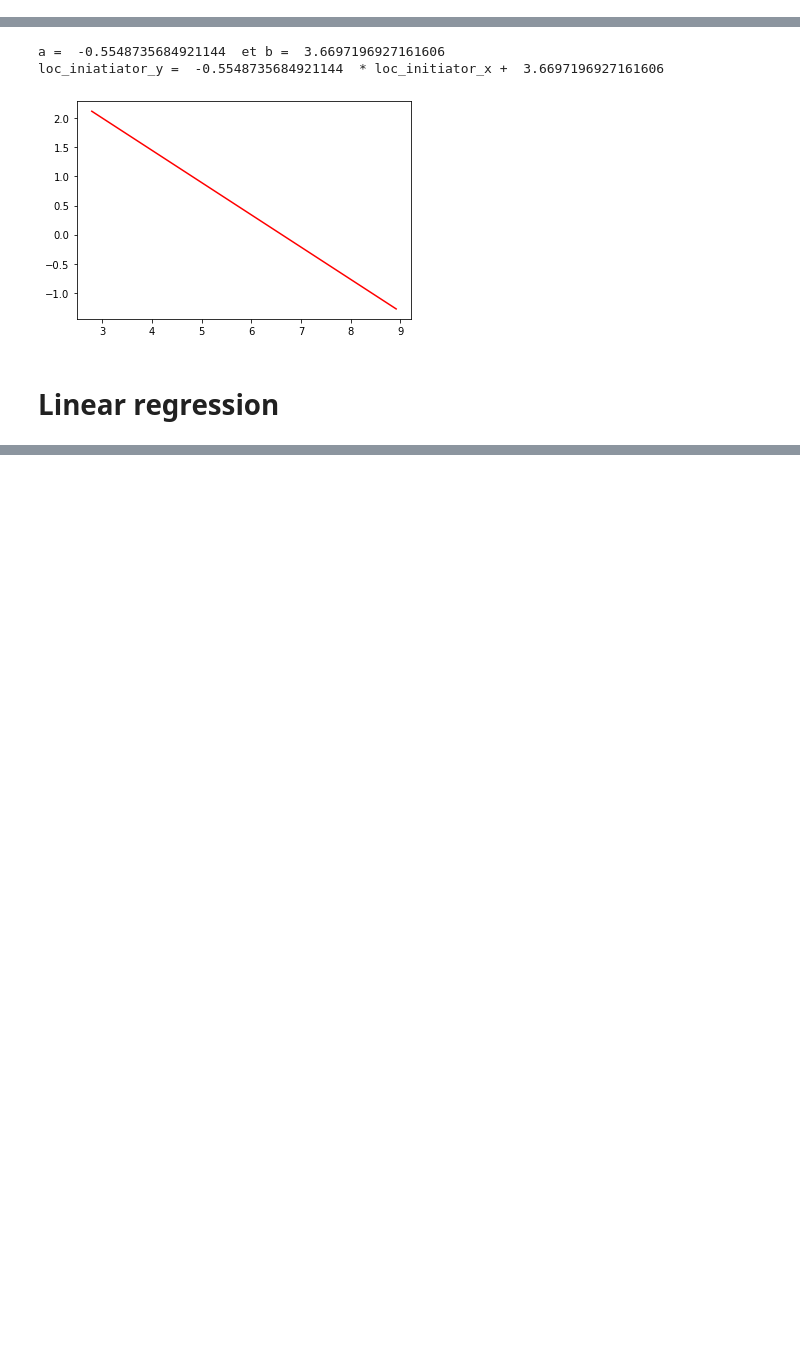
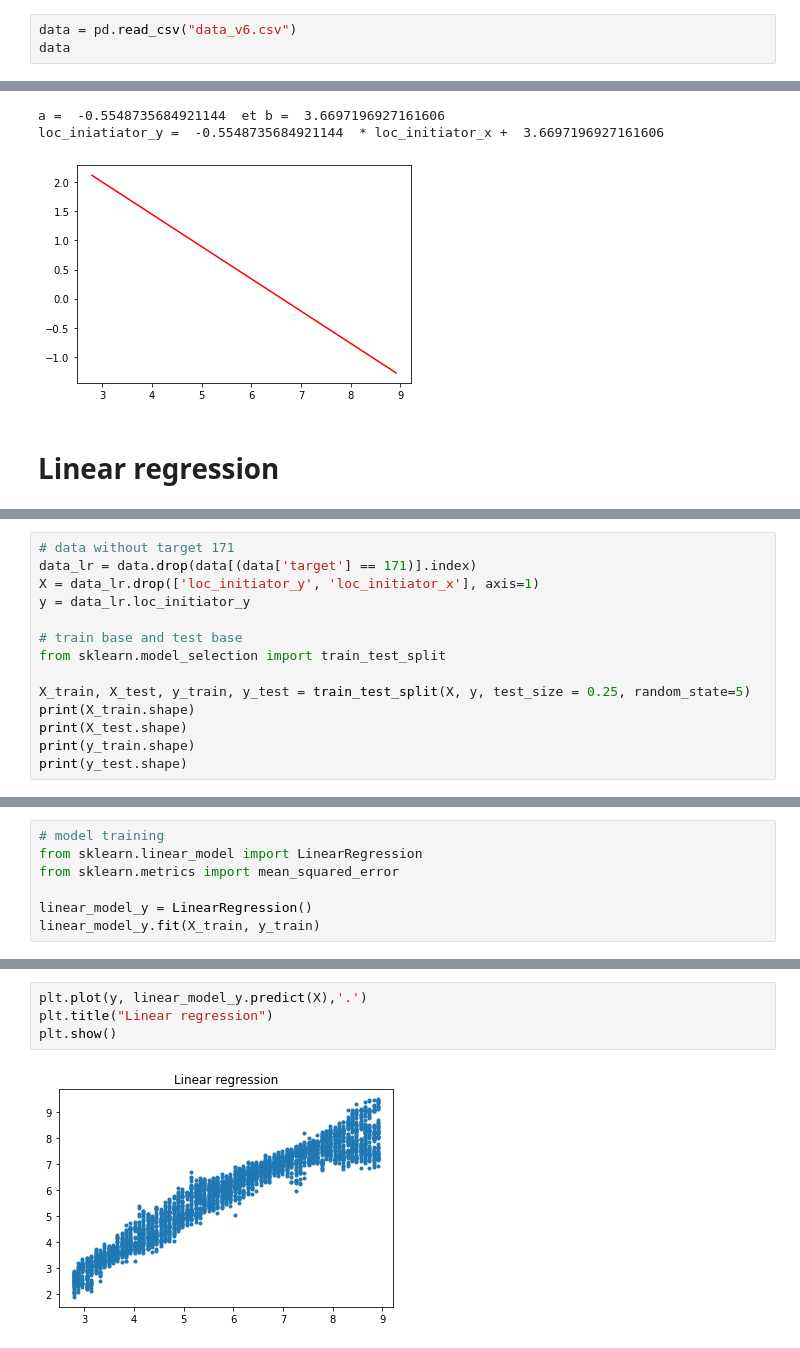
Before and after one commit to maylin007/PIP-G2, a Jupyter notebook: g2_machine_learning_linear_regression_Salome.ipynb, the cells around one changed output, grey strips where cells are left out. Saved outputs shown, nothing was run; the diff lists cells and outputs as text; blank space fills up the shorter version.

Commit message:
Add files via upload
update linear model

```diff
--- a/g2_machine_learning_linear_regression_Salome.ipynb
+++ b/g2_machine_learning_linear_regression_Salome.ipynb
@@ -41,0 +22,3 @@ data
+# %%
+data = pd.read_csv("data_v6.csv")
+data
@@ -233,0 +73,14 @@ plt.show()
+# %%
+# data without target 171
+data_lr = data.drop(data[(data['target'] == 171)].index)
+X = data_lr.drop(['loc_initiator_y', 'loc_initiator_x'], axis=1)
+y = data_lr.loc_initiator_y
+
+# train base and test base
+from sklearn.model_selection import train_test_split
+
+X_train, X_test, y_train, y_test = train_test_split(X, y, test_size = 0.25, random_state=5)
+print(X_train.shape)
+print(X_test.shape)
+print(y_train.shape)
+print(y_test.shape)
@@ -233,0 +92,7 @@ plt.show()
+# %%
+# model training
+from sklearn.linear_model import LinearRegression
+from sklearn.metrics import mean_squared_error
+
+linear_model_y = LinearRegression()
+linear_model_y.fit(X_train, y_train)
@@ -233,0 +154,6 @@ plt.show()
+# %%
+plt.plot(y, linear_model_y.predict(X),'.')
+plt.title("Linear regression")
+plt.show()
+# %% [output]
+[figure, added]
```
Also changed, not shown: parts of 56 cells of this notebook.
